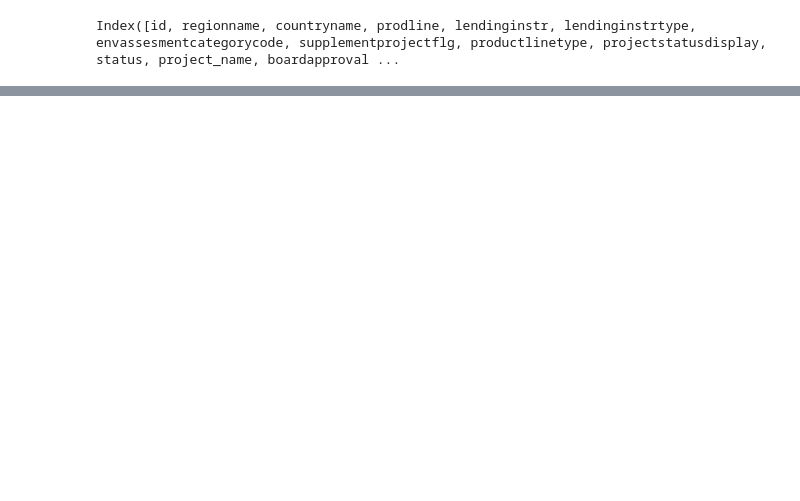
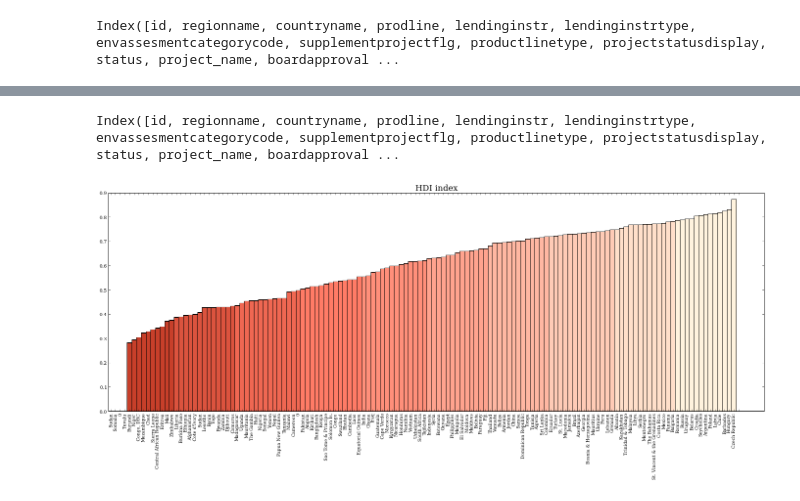
Before and after one commit to iaperez/WWOD, a Jupyter notebook: code/WWOD Project_Ignacio.ipynb, the cells around one changed output, grey strips where cells are left out. Cells and saved outputs as stored; diff of their text form; code cells hidden in the pictures; blank space fills up the shorter version.

Commit message:
HdI barchar and map, data, code

```diff
--- a/code/WWOD Project_Ignacio.ipynb
+++ b/code/WWOD Project_Ignacio.ipynb
@@ -266,8 +305,62 @@ wikipediadf["HDI"], wikipediadf["gini"],wikipediadf['GDP'],wikipediadf['GDP_nomi
 
 #print pp[:]
 # %%
-for i in wikipediadf.index:
-    typeFound = type(wikipediadf['HDI'][i])
+for i in wikipediadf[wikipediadf.type == 'Country'].index:
+    typeFound = type(wikipediadf['population'][i])
     if typeFound is not float and typeFound is not None:
-        print str(type(wikipediadf['HDI'][i])) + " " + str(wikipediadf['countryname'][i])
-        print wikipediadf['HDI'][i]
+        print "deleted"
+        wikipediadf=wikipediadf.drop([i])
+        break
+# %%
+projects = pd.merge(projectsAPI,wikipediadf, on='countryname', how = 'left')
+projects = projects[projects['countryname'].map(type) != type(0.0)]
+projectsAPI = projectsAPI[projectsAPI['countryname'].map(type) != type(0.0)]
+
+projects['totalamt'] = projects['totalamt'].str.replace(';','')
+projects['totalamt'] = projects['totalamt'].astype('float32')
+print projects.columns
+projects['year'] = [str(x)[0:4] for x in projects['boardapprovaldate']]
+projects[projects.year == 'nan'] =[str(x)[0:4] for x in projects[projects.year == 'nan']['closingdate']]
+# %% [output]
+Index([id, regionname, countryname, prodline, lendinginstr, lendinginstrtype, envassesmentcategorycode, supplementprojectflg, productlinetype, projectstatusdisplay, status, project_name, boardapproval ...
+# %%
+heatmapHDI = pd.DataFrame(projects[projects.type == 'Country'], columns=['wikiname','mapname','HDI'])
+#heatmapHDI=heatmapHDI.reindex(index=['wikiname','wikiname'])
+#heatmapHDI = heatmapHDI.groupby(['wikiname','mapname'])
+#heatmapHDI = pd.DataFrame(heatmapHDI)
+heatmapHDI = heatmapHDI.fillna(0)
+heatmapHDI = heatmapHDI.drop_duplicates()
+heatmapHDI['color'] = pd.Series(["hola" for x in heatmapHDI.index], index=heatmapHDI.index)
+
+
+def drawBarCharReference2(Color,targetlist, field, title):
+    fig = plt.figure(num=None, figsize=(24, 8), dpi=700, facecolor='w', edgecolor='k')
+
+    ax = fig.add_subplot(111)
+
+    ColorBase = Color
+    changeQuantile = True
+    changeRange = 0.10
+    i = 0
+
+    for x in targetlist.sort(columns=field,ascending=True).index:
+        if i/float(len(targetlist.index)) > changeRange:
+            ColorBase = color_variant(ColorBase,20)
+            changeRange = changeRange + 0.10
+        targetlist['color'][x] =  ColorBase
+        #print (type(targetlist[field][x]))
+        ax.bar(i,float(targetlist[field][x]),1,color=matplotlib.colors.colorConverter.to_rgb(ColorBase))
+        i+=1
+
+    ax.set_xticklabels( ([targetlist['mapname'][x] for x in targetlist.sort(columns=field,ascending=True).index]) )
+    #plt.subplots_adjust(bottom=1, left=.01, right=.99, top=.90, hspace=.35)
+    plt.xticks(np.arange(0.5, i+1, 1))
+    plt.setp(ax.get_xticklabels(), fontsize=9, rotation='vertical')
+    plt.setp(ax.get_yticklabels(), fontsize=10)
+    plt.title(title)
+    plt.show()
+
+drawBarCharReference2( '#C73F2A',heatmapHDI, 'HDI',"HDI index")
+#heatmapHDI['color'] = pd.Series(["hola" for x in heatmapHDI.index], index=heatmapHDI.index)
+# %% [output]
+[figure, added]
```
Also changed, not shown: parts of 6 cells of this notebook, 13 other files.
